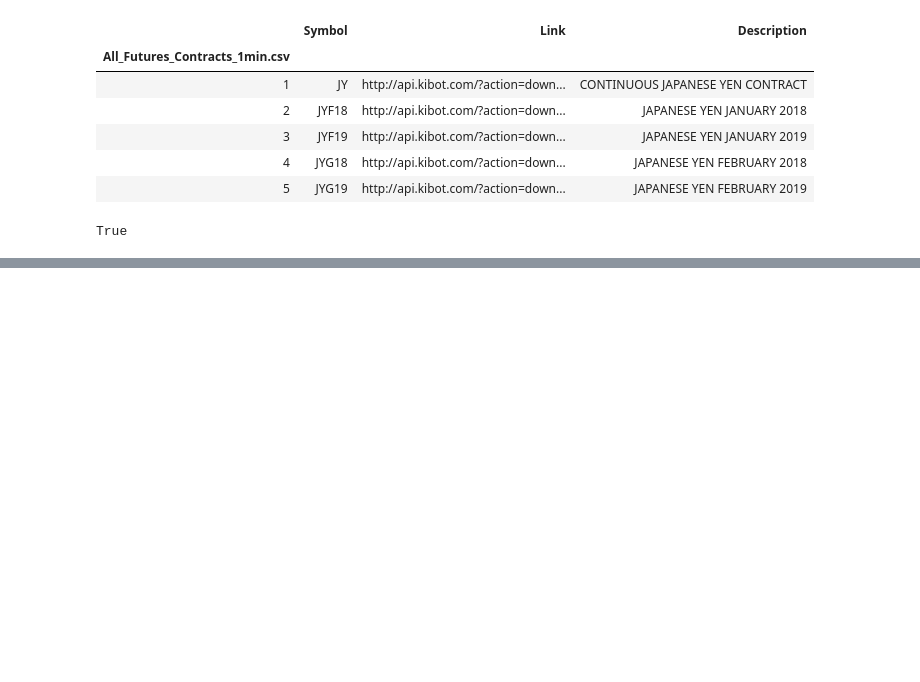
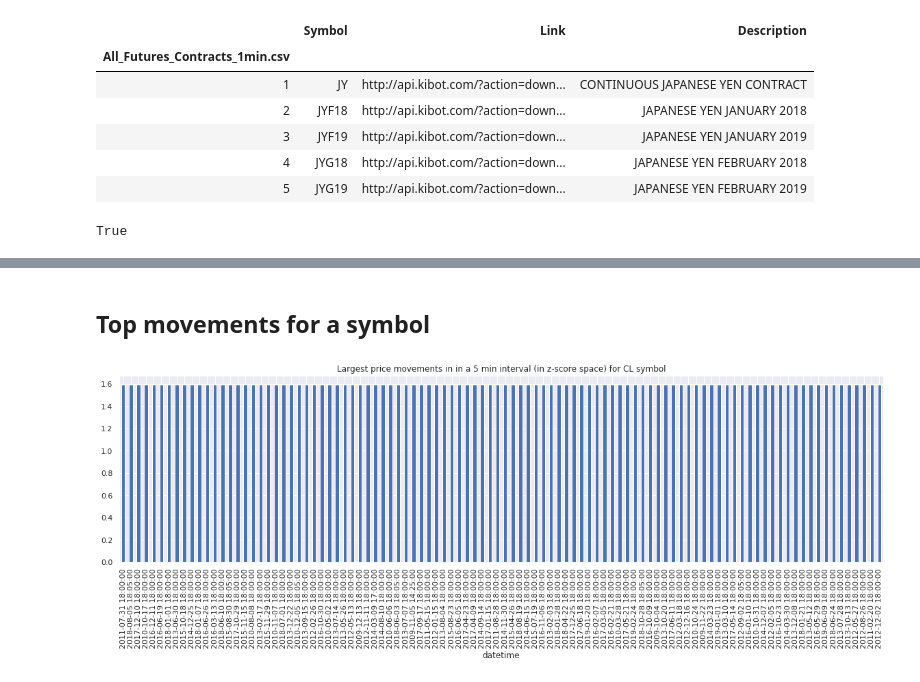
Before and after one commit to ajmal017/amp, a Jupyter notebook: vendors/particle_one/PartTask218_Large_price_movement_analysis.ipynb, the cells around one changed output, grey strips where cells are left out. Saved outputs shown, nothing was run; the diff lists cells and outputs as text; code cells hidden in the pictures; blank space fills up the shorter version.

Commit message:
PartTask218 Add top 100 price movements for 5-minute intervals

```diff
--- a/vendors/particle_one/PartTask218_Large_price_movement_analysis.ipynb
+++ b/vendors/particle_one/PartTask218_Large_price_movement_analysis.ipynb
@@ -370,2 +392,5 @@ minutely_price_dict_df['CL'].head()
-# %%
-five_min_prices = minutely_price_dict_df['CL'].set_index('datetime').resample('5Min').sum()
+# %%
+five_min_price_dict_df = {
+    symbol: minutely_price_dict_df[symbol].resample("5Min").sum()
+    for symbol in minutely_price_dict_df.keys()
+}
@@ -371,0 +409,16 @@ five_min_prices = minutely_price_dict_df['CL'].set_index('datetime').resample('5
+# %% [markdown]
+## Top movements for a symbol
+# %%
+symbol = "CL"
+# %%
+top_100_movements_cl_5_min = get_top_movements_for_symbol(
+    five_min_price_dict_df, symbol
+)
+# %%
+top_100_movements_cl_5_min.plot(kind="bar")
+plt.title(
+    f"Largest price movements in in a 5 min interval (in z-score space) for {symbol} symbol"
+)
+plt.show()
+# %% [output]
+[figure, added]
```
Also changed, not shown: parts of 44 cells of this notebook, 1 other file.
